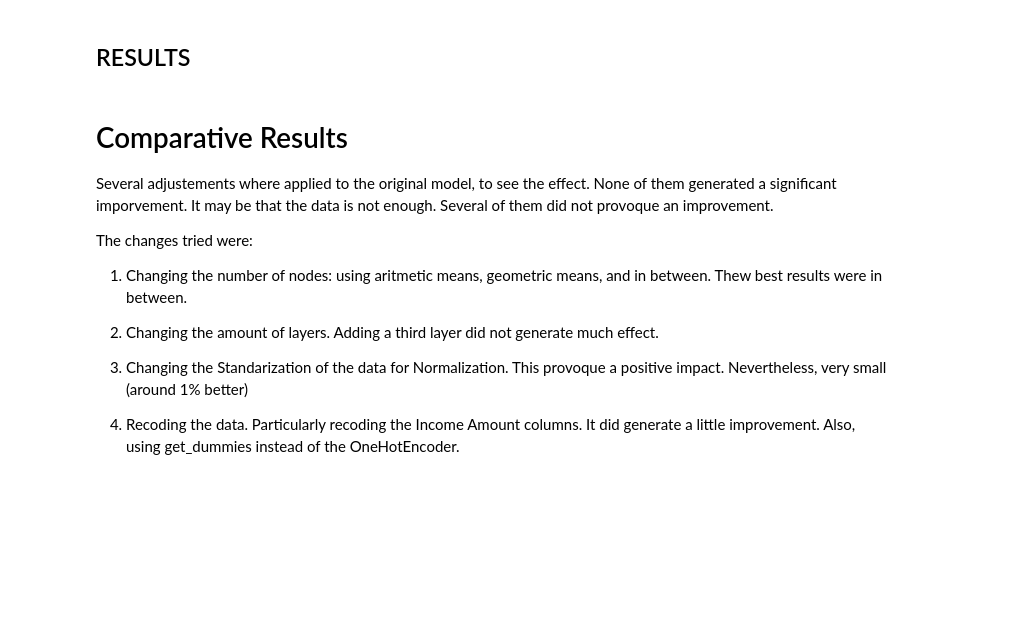
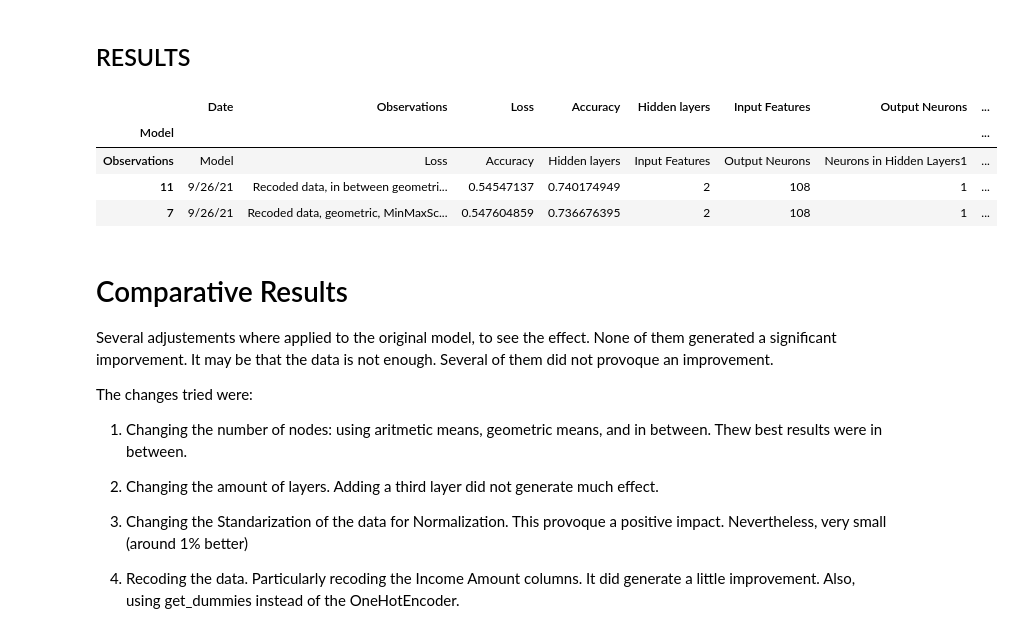
Before and after one commit to paocarvajal1912/Venture_Funding_with_Deep_Learning, a Jupyter notebook: venture_funding_with_deep_learning.ipynb, the cells around one changed output. Drawn from its saved outputs; the diff is of its cells as text; code cells hidden in the pictures; blank space fills up the shorter version.

```diff
--- a/venture_funding_with_deep_learning.ipynb
+++ b/venture_funding_with_deep_learning.ipynb
@@ -454,5 +457,11 @@ results_df.sort_values(by='Accuracy', ascending=False, inplace=True)
 # %%
-results_df
+results_df.head(3)
+# %% [output]
+|  | Date | Observations | Loss | Accuracy | Hidden layers | Input Features | Output Neurons | ... |
+| Model |  |  |  |  |  |  |  | ... |
+| Observations | Model | Loss | Accuracy | Hidden layers | Input Features | Output Neurons | Neurons in Hidden Layers1 | ... |
+| 11 | 9/26/21 | Recoded data, in between geometri... | 0.54547137 | 0.740174949 | 2 | 108 | 1 | ... |
+| 7 | 9/26/21 | Recoded data, geometric, MinMaxSc... | 0.547604859 | 0.736676395 | 2 | 108 | 1 | ... |
 # %% [markdown]
 # Comparative Results
 
```
Also changed, not shown: parts of 8 cells of this notebook, 15 other files.
